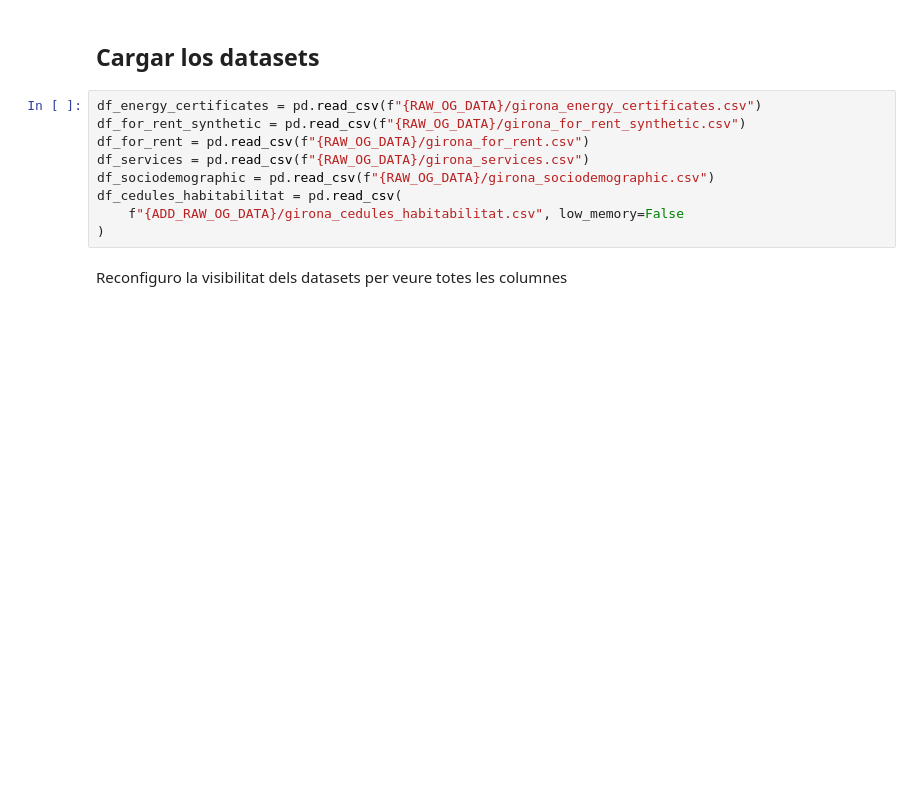
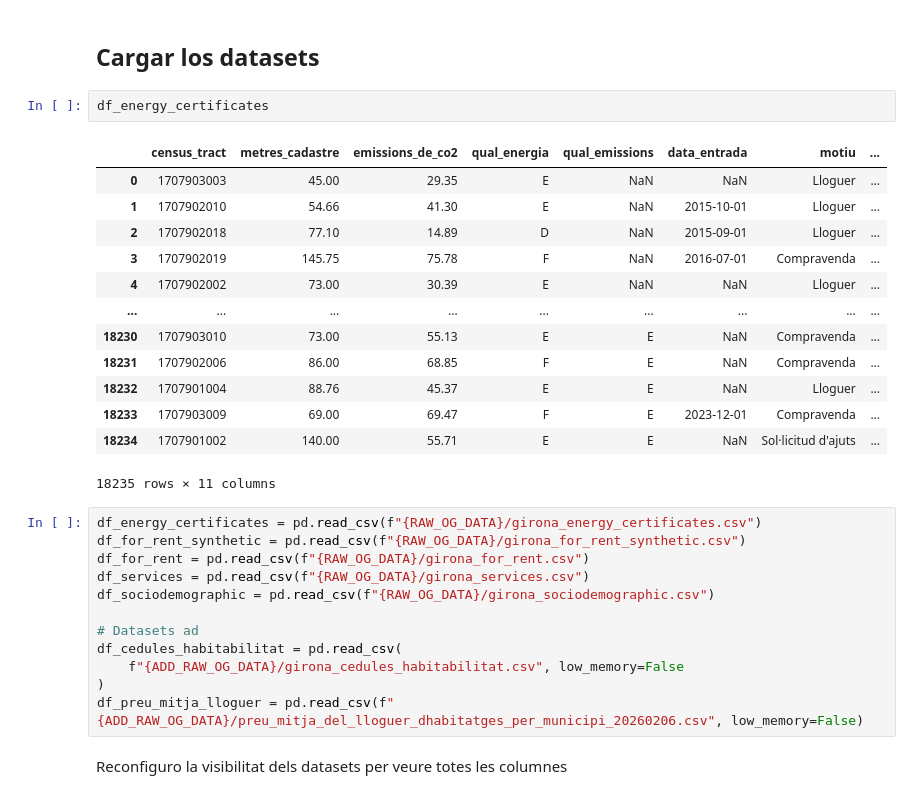
Before and after one commit to Sebastiano0248/notebooks-hackathon-udg26, a Jupyter notebook: notebooks/01_exploratory_data_analysis.ipynb, the cells around one changed output. Cells and saved outputs as stored; diff of their text form; blank space fills up the shorter version.

```diff
--- a/notebooks/01_exploratory_data_analysis.ipynb
+++ b/notebooks/01_exploratory_data_analysis.ipynb
@@ -14,15 +14,34 @@ from constants import ADD_RAW_OG_DATA, RAW_OG_DATA
 from tool_scripts.geographic_tools import add_cusec_column
 # %% [markdown]
 ## Cargar los datasets
+# %%
+df_energy_certificates
+# %% [output]
+|  | census_tract | metres_cadastre | emissions_de_co2 | qual_energia | qual_emissions | data_entrada | motiu | ... |
+| 0 | 1707903003 | 45.00 | 29.35 | E | NaN | NaN | Lloguer | ... |
+| 1 | 1707902010 | 54.66 | 41.30 | E | NaN | 2015-10-01 | Lloguer | ... |
+| 2 | 1707902018 | 77.10 | 14.89 | D | NaN | 2015-09-01 | Lloguer | ... |
+| 3 | 1707902019 | 145.75 | 75.78 | F | NaN | 2016-07-01 | Compravenda | ... |
+| 4 | 1707902002 | 73.00 | 30.39 | E | NaN | NaN | Lloguer | ... |
+| ... | ... | ... | ... | ... | ... | ... | ... | ... |
+| 18230 | 1707903010 | 73.00 | 55.13 | E | E | NaN | Compravenda | ... |
+| 18231 | 1707902006 | 86.00 | 68.85 | F | E | NaN | Compravenda | ... |
+| 18232 | 1707901004 | 88.76 | 45.37 | E | E | NaN | Lloguer | ... |
+| 18233 | 1707903009 | 69.00 | 69.47 | F | E | 2023-12-01 | Compravenda | ... |
+| 18234 | 1707901002 | 140.00 | 55.71 | E | E | NaN | Sol·licitud d'ajuts | ... |
+18235 rows × 11 columns
 # %%
 df_energy_certificates = pd.read_csv(f"{RAW_OG_DATA}/girona_energy_certificates.csv")
 df_for_rent_synthetic = pd.read_csv(f"{RAW_OG_DATA}/girona_for_rent_synthetic.csv")
 df_for_rent = pd.read_csv(f"{RAW_OG_DATA}/girona_for_rent.csv")
 df_services = pd.read_csv(f"{RAW_OG_DATA}/girona_services.csv")
 df_sociodemographic = pd.read_csv(f"{RAW_OG_DATA}/girona_sociodemographic.csv")
+
+# Datasets ad
 df_cedules_habitabilitat = pd.read_csv(
     f"{ADD_RAW_OG_DATA}/girona_cedules_habitabilitat.csv", low_memory=False
 )
+df_preu_mitja_lloguer = pd.read_csv(f"{ADD_RAW_OG_DATA}/preu_mitja_del_lloguer_dhabitatges_per_municipi_20260206.csv", low_memory=False)
 # %% [markdown]
 Reconfiguro la visibilitat dels datasets per veure totes les columnes
 # %%
```
Also changed, not shown: 3 other files.
